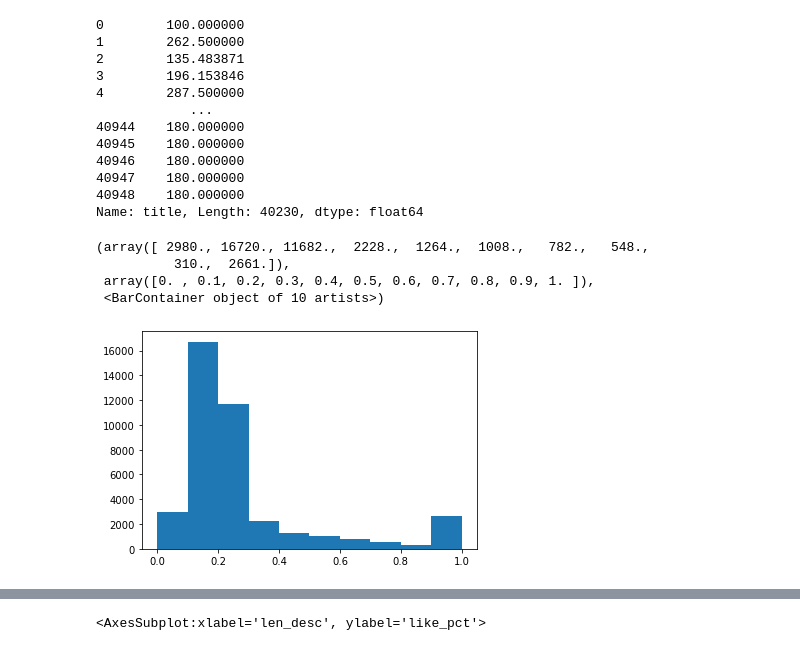
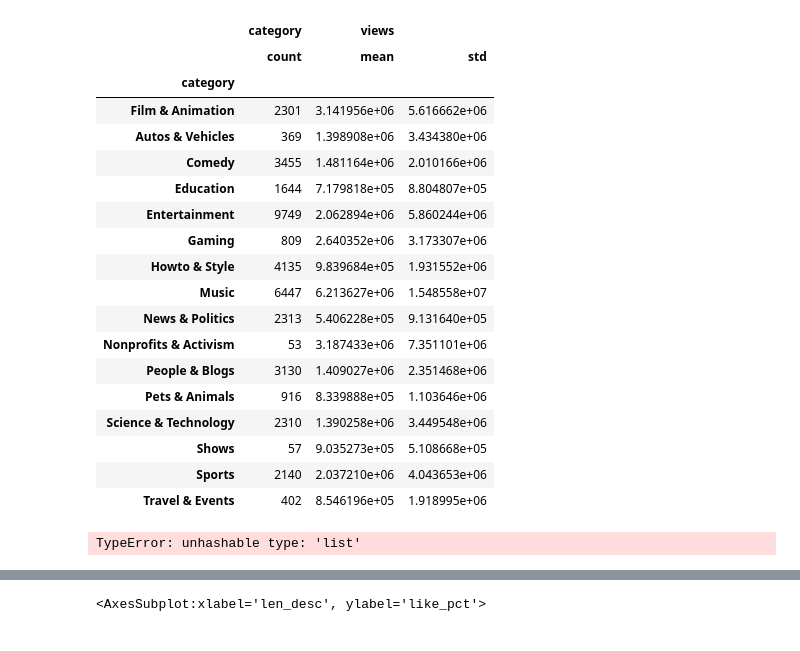
Before and after one commit to danielosetiawan/YouTube-EDA, a Jupyter notebook: youtube ipynb.ipynb, the cells around one changed output, grey strips where cells are left out. Saved outputs shown, nothing was run; the diff lists cells and outputs as text; code cells hidden in the pictures.

```diff
--- a/youtube ipynb.ipynb
+++ b/youtube ipynb.ipynb
@@ -134,24 +109,31 @@ Name: title, Length: 40230, dtype: float64
-# %%
-100 * (df['title'].str.findall(r'[A-Z]*').str.len() /
-                df['title'].str.findall(r'[A-Za-z]*').str.len())
-# %% [output]
-0        100.000000
-1        262.500000
-2        135.483871
-3        196.153846
-4        287.500000
-            ...
-40944    180.000000
-40945    180.000000
-40946    180.000000
-40947    180.000000
-40948    180.000000
-Name: title, Length: 40230, dtype: float64
-# %%
-plt.hist(pct_cap)
-# %% [output]
-(array([ 2980., 16720., 11682.,  2228.,  1264.,  1008.,   782.,   548.,
-          310.,  2661.]),
- array([0. , 0.1, 0.2, 0.3, 0.4, 0.5, 0.6, 0.7, 0.8, 0.9, 1. ]),
- <BarContainer object of 10 artists>)
-[figure, removed]
+# %%
+df.groupby('category').agg({'category':['count'], \
+                            'views': ['mean', 'std']})
+# %% [output]
+|  | category | views |  |
+|  | count | mean | std |
+| category |  |  |  |
+| Film & Animation | 2301 | 3.141956e+06 | 5.616662e+06 |
+| Autos & Vehicles | 369 | 1.398908e+06 | 3.434380e+06 |
+| Comedy | 3455 | 1.481164e+06 | 2.010166e+06 |
+| Education | 1644 | 7.179818e+05 | 8.804807e+05 |
+| Entertainment | 9749 | 2.062894e+06 | 5.860244e+06 |
+| Gaming | 809 | 2.640352e+06 | 3.173307e+06 |
+| Howto & Style | 4135 | 9.839684e+05 | 1.931552e+06 |
+| Music | 6447 | 6.213627e+06 | 1.548558e+07 |
+| News & Politics | 2313 | 5.406228e+05 | 9.131640e+05 |
+| Nonprofits & Activism | 53 | 3.187433e+06 | 7.351101e+06 |
+| People & Blogs | 3130 | 1.409027e+06 | 2.351468e+06 |
+| Pets & Animals | 916 | 8.339888e+05 | 1.103646e+06 |
+| Science & Technology | 2310 | 1.390258e+06 | 3.449548e+06 |
+| Shows | 57 | 9.035273e+05 | 5.108668e+05 |
+| Sports | 2140 | 2.037210e+06 | 4.043653e+06 |
+| Travel & Events | 402 | 8.546196e+05 | 1.918995e+06 |
+# %%
+# lets first see how much of each category there is
+
+df.groupby('category').agg(count=('category', 'count'),
+                           views=('views', 'mean'),
+                           likes=('likes', ['mean', 'std']))
+# %% [output]
+TypeError: unhashable type: 'list'
```
Also changed, not shown: parts of 23 cells of this notebook.
